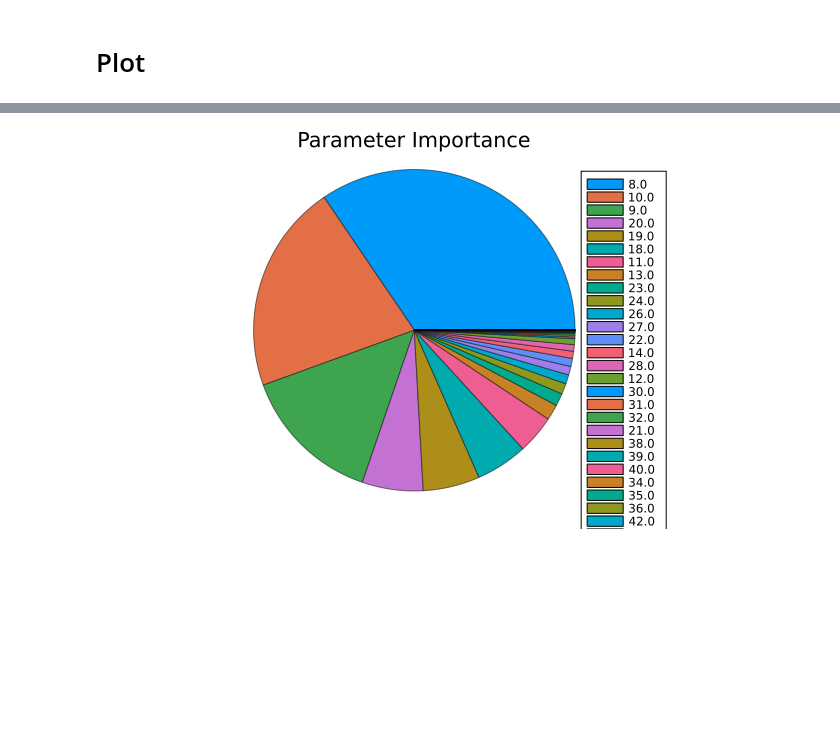
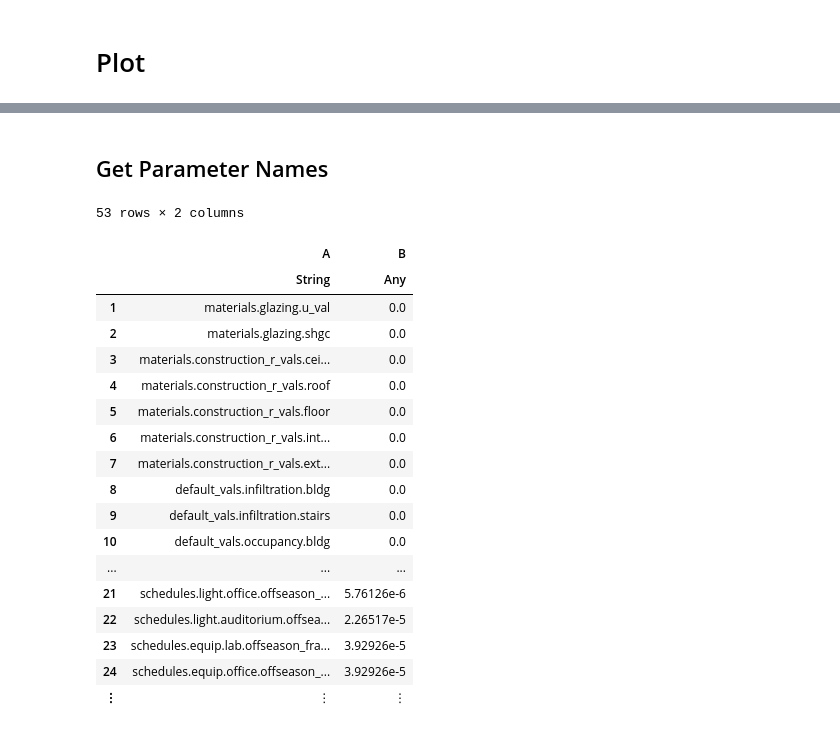
Before and after one commit to juliet29/fp_cs361, a Jupyter notebook: notebooks/dgsm.ipynb, the cells around one changed output, grey strips where cells are left out. Cells and saved outputs as stored; diff of their text form; code cells hidden in the pictures; blank space fills up the shorter version.

Commit message:
better dgsm

```diff
--- a/notebooks/dgsm.ipynb
+++ b/notebooks/dgsm.ipynb
@@ -123,4 +159,4 @@ Any[0.0, 0.0, 0.0, 0.0, 0.0, 0.0, 0.0, 0.0001474036549273862, 6.071790411011747e
 # %%
-ν_sort_ix = sortperm(νs, rev=true)
+ν_sort_ix = sortperm(νs, rev=false)
 print(ν_sort_ix)
 # %% [output]
@@ -158,4 +186,29 @@ y = nu_percent;
-# %%
-pie(ν_sort_ix, y, title = "Parameter Importance", l = 0.5)
-# %% [output]
-[figure, removed]
+# %% [markdown]
+## Get Parameter Names
+# %%
+params_path = "/Users/julietnwagwuume-ezeoke/My Drive/CS361_Optim/_fp_cs361/dgsm/param_names.csv"
+param_name_data = DataFrame(CSV.File(params_path))
+param_names = Array(param_name_data[:,2]);
+param_sort = param_names[ν_sort_ix];
+# %%
+dfnu = DataFrame(A=param_sort, B=nu_sort)
+# %% [output]
+53 rows × 2 columns
+|  | A | B |
+|  | String | Any |
+| 1 | materials.glazing.u_val | 0.0 |
+| 2 | materials.glazing.shgc | 0.0 |
+| 3 | materials.construction_r_vals.cei... | 0.0 |
+| 4 | materials.construction_r_vals.roof | 0.0 |
+| 5 | materials.construction_r_vals.floor | 0.0 |
+| 6 | materials.construction_r_vals.int... | 0.0 |
+| 7 | materials.construction_r_vals.ext... | 0.0 |
+| 8 | default_vals.infiltration.bldg | 0.0 |
+| 9 | default_vals.infiltration.stairs | 0.0 |
+| 10 | default_vals.occupancy.bldg | 0.0 |
+| ... | ... | ... |
+| 21 | schedules.light.office.offseason_... | 5.76126e-6 |
+| 22 | schedules.light.auditorium.offsea... | 2.26517e-5 |
+| 23 | schedules.equip.lab.offseason_fra... | 3.92926e-5 |
+| 24 | schedules.equip.office.offseason_... | 3.92926e-5 |
+| ⋮ | ⋮ | ⋮ |
```
Also changed, not shown: parts of 17 cells of this notebook, 15 other files.
